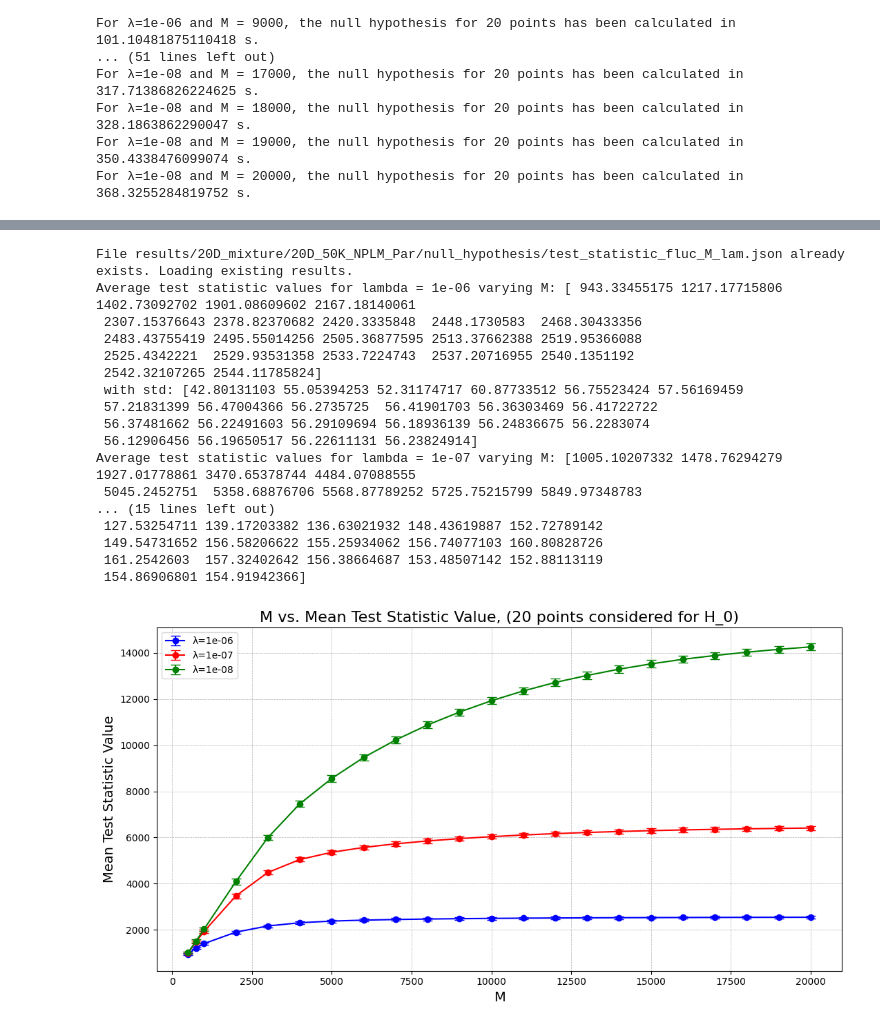
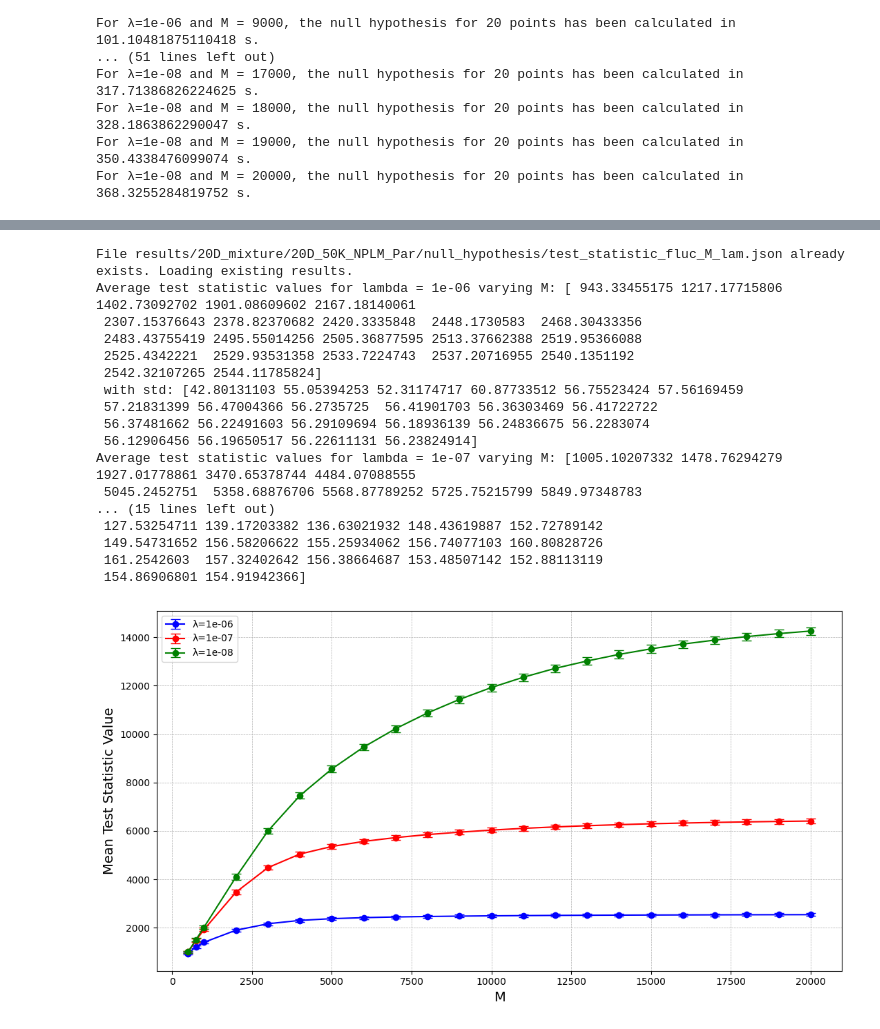
Before and after one commit to TwoSampleTests/NPLM_Parameters_Tuning, a Jupyter notebook: notebooks/Analysis_20D_mixture_50_NPLMPar.ipynb, the cells around one changed output, grey strips where cells are left out. Drawn from its saved outputs; the diff is of its cells as text; code cells hidden in the pictures.

Commit message:
removed titles from plots in draft, and modified y label

```diff
--- a/notebooks/Analysis_20D_mixture_50_NPLMPar.ipynb
+++ b/notebooks/Analysis_20D_mixture_50_NPLMPar.ipynb
@@ -5,7 +5,7 @@
 # %% [output]
 /leonardo_scratch/fast/INF25_pml4hep/sgrossi0/projects/TwoSampleTest/NPLM_Parameters_Tuning
 # %%
-visible_devices = [2]
+visible_devices = [0]
 from datetime import datetime
 print(datetime.now().strftime("%Y-%m-%d %H:%M:%S.%f")+":", "Importing os...")
 import os
@@ -560,32 +558,31 @@ for i, lam in enumerate(lam_list):
 plt.figure(figsize=(11, 6))
 for i in range(len(lam_list)):
     plt.errorbar(M_list, avg_test_stat[i], std_test_stat[i], capsize=5 ,marker='o', linestyle='-', color = color_list[i], label = label_list[i])
 
 plt.xlabel("M", fontsize=14)
 plt.ylabel("Mean Test Statistic Value", fontsize=14)
-plt.title(f"M vs. Mean Test Statistic Value, ({niter} points considered for H_0)", fontsize=16)
 plt.grid(True, which="both", linestyle="--", linewidth=0.5)
 plt.tight_layout()
 plt.legend()
 
 plt.savefig(null_hypotheses_dir+"Test_statistic_fluc_vs_M.pdf", format="pdf")
 plt.show()
 # %% [output]
 File results/20D_mixture/20D_50K_NPLM_Par/null_hypothesis/test_statistic_fluc_M_lam.json already exists. Loading existing results.
 Average test statistic values for lambda = 1e-06 varying M: [ 943.33455175 1217.17715806 1402.73092702 1901.08609602 2167.18140061
  2307.15376643 2378.82370682 2420.3335848  2448.1730583  2468.30433356
  2483.43755419 2495.55014256 2505.36877595 2513.37662388 2519.95366088
  2525.4342221  2529.93531358 2533.7224743  2537.20716955 2540.1351192
  2542.32107265 2544.11785824]
  with std: [42.80131103 55.05394253 52.31174717 60.87733512 56.75523424 57.56169459
  57.21831399 56.47004366 56.2735725  56.41901703 56.36303469 56.41722722
  56.37481662 56.22491603 56.29109694 56.18936139 56.24836675 56.2283074
  56.12906456 56.19650517 56.22611131 56.23824914]
 Average test statistic values for lambda = 1e-07 varying M: [1005.10207332 1478.76294279 1927.01778861 3470.65378744 4484.07088555
  5045.2452751  5358.68876706 5568.87789252 5725.75215799 5849.97348783
 ... (15 lines left out)
  127.53254711 139.17203382 136.63021932 148.43619887 152.72789142
  149.54731652 156.58206622 155.25934062 156.74077103 160.80828726
  161.2542603  157.32402642 156.38664687 153.48507142 152.88113119
  154.86906801 154.91942366]
-[figure, old version]
+[figure, new version]
```
Also changed, not shown: parts of 3 cells of this notebook, 15 other files.
